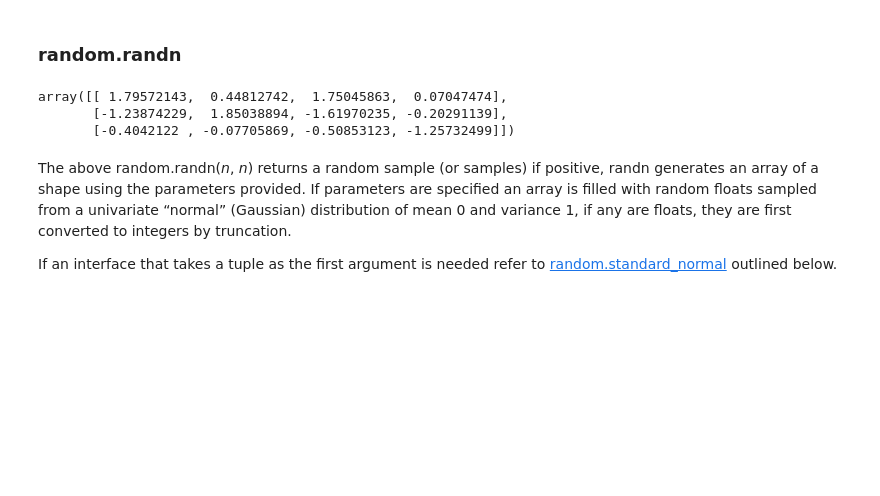
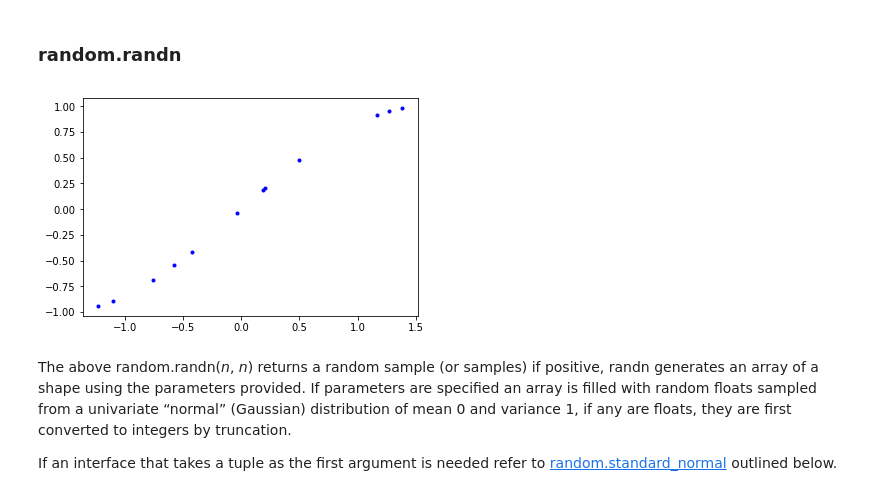
Before and after one commit to Trojan-Hawk/EmergingTechnologies_Project_2018, a Jupyter notebook: numpy-random.ipynb, the cells around one changed output. Saved outputs shown, nothing was run; the diff lists cells and outputs as text; code cells hidden in the pictures; blank space fills up the shorter version.

```diff
--- a/numpy-random.ipynb
+++ b/numpy-random.ipynb
@@ -97,12 +107,13 @@ np.random.rand()
 If an interface that takes a shape-tuple as the first argument is needed refer to the [random.random_sample()](#random.random_sample) below.
 # %% [markdown]
 ### random.randn
-# %%
-np.random.randn(3,4)
-# %% [output]
-array([[ 1.79572143,  0.44812742,  1.75045863,  0.07047474],
-       [-1.23874229,  1.85038894, -1.61970235, -0.20291139],
-       [-0.4042122 , -0.07705869, -0.50853123, -1.25732499]])
+# %%
+x = np.random.randn(3,4)
+y = np.sin(x)
+plt.plot(x, y, 'b.')
+plt.show()
+# %% [output]
+[figure, added]
 # %% [markdown]
 The above random.randn(*n*, *n*) returns a random sample (or samples) if positive, randn generates an array of a shape using the parameters provided. If parameters are specified an array is filled with random floats sampled from a univariate “normal” (Gaussian) distribution of mean 0 and variance 1, if any are floats, they are first converted to integers by truncation.
 
```
Also changed, not shown: parts of 69 cells of this notebook.
